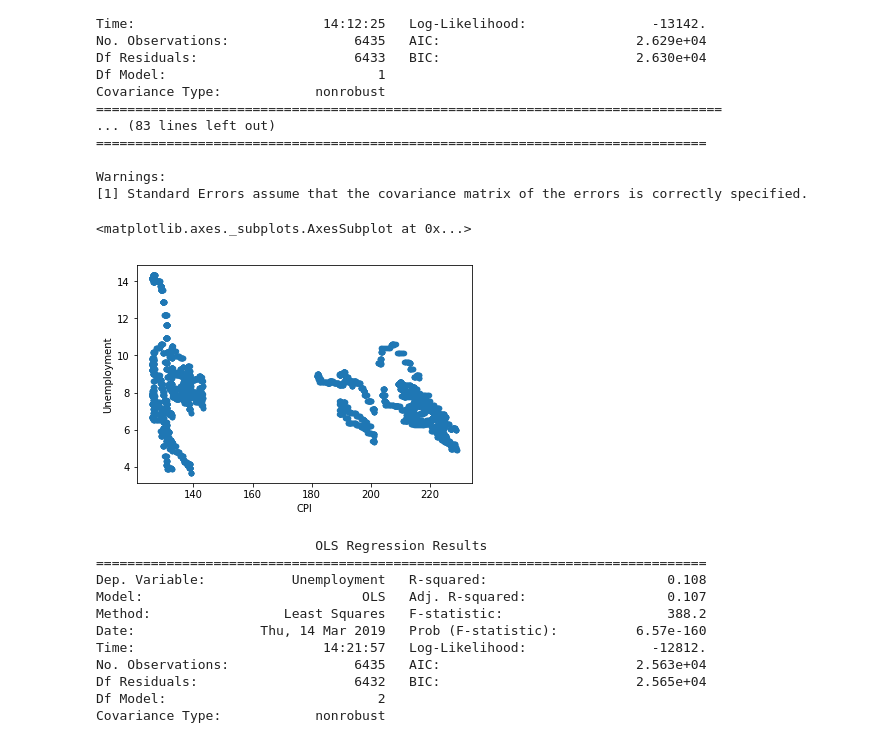
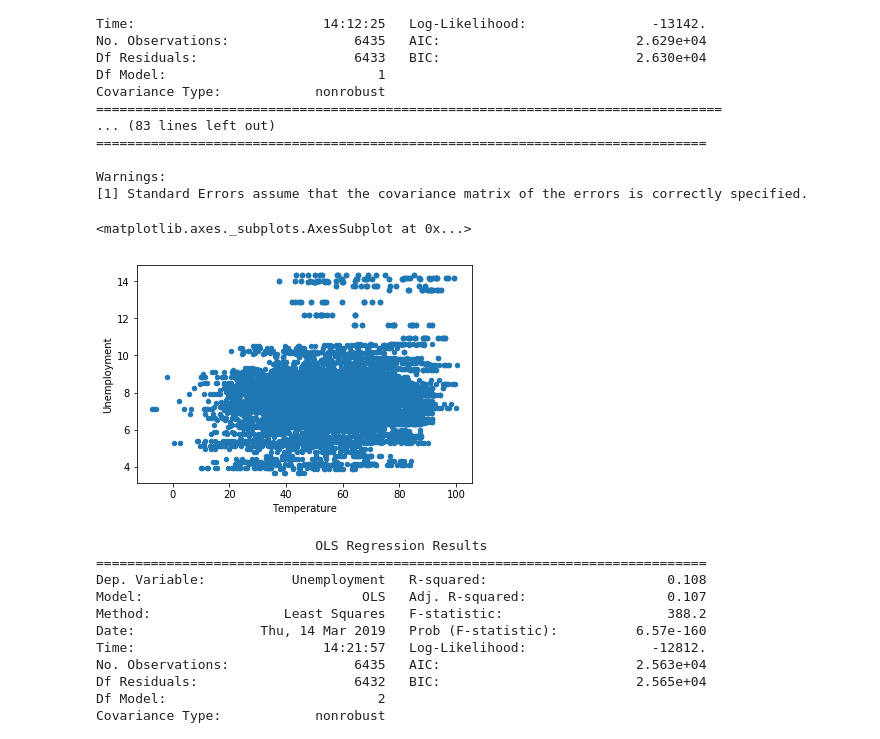
Before and after one commit to dkovelie/COGS-108-project-fun, a Jupyter notebook: Analysis of features.ipynb, the cells around one changed output. Cells and saved outputs as stored; diff of their text form; code cells hidden in the pictures.

```diff
--- a/Analysis of features.ipynb
+++ b/Analysis of features.ipynb
@@ -91,10 +91,10 @@ Covariance Type:            nonrobust
 Warnings:
 [1] Standard Errors assume that the covariance matrix of the errors is correctly specified.
 # %%
-features.plot.scatter(x='CPI', y='Unemployment')
+features.plot.scatter(x='Temperature', y='Unemployment')
 # %% [output]
 <matplotlib.axes._subplots.AxesSubplot at 0x...>
-[figure, old version]
+[figure, new version]
 # %%
 out1, pred1 = patsy.dmatrices('Unemployment ~ Weekly_Sales + CPI', features)
 mod1 = sm.OLS(out1, pred1)
```
